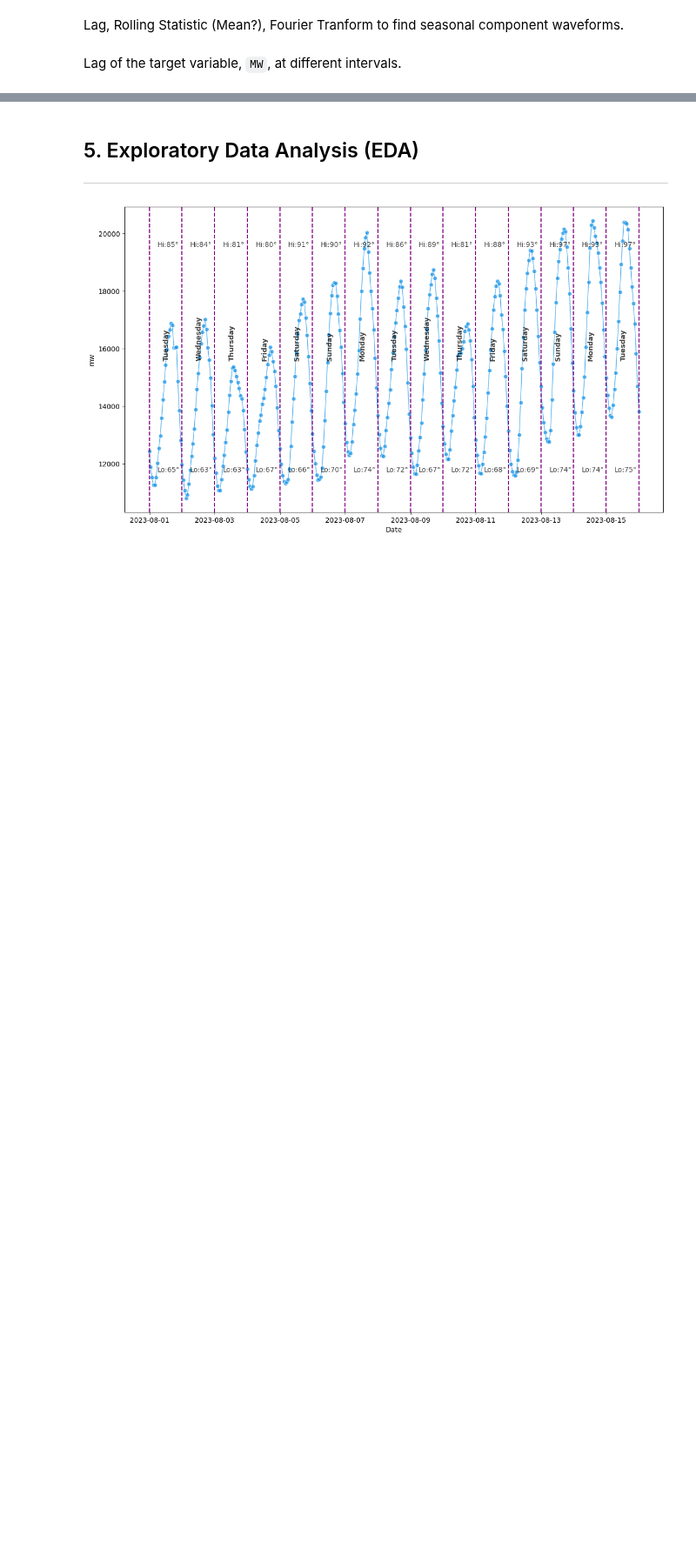
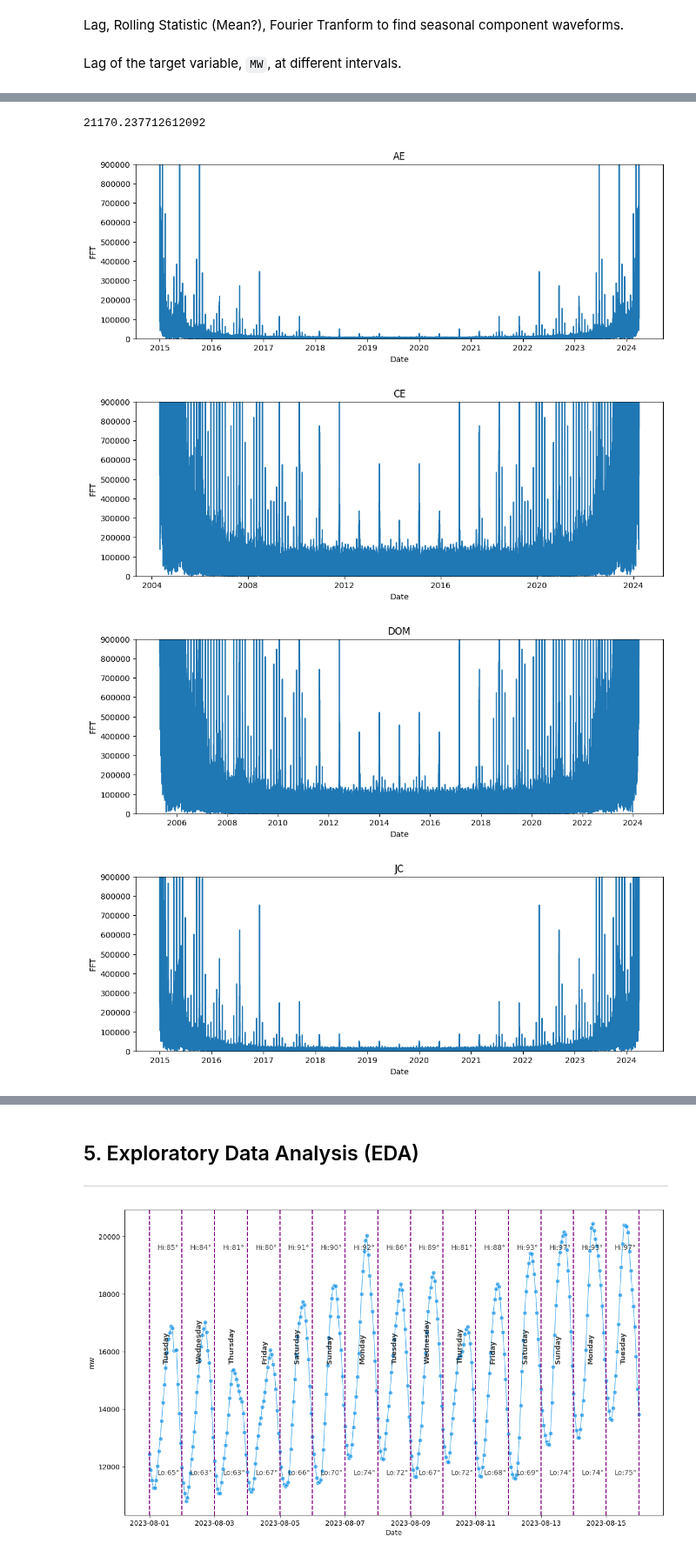
Before and after one commit to chill0121/Energy_Grid_Forecasting, a Jupyter notebook: Energy_Forecasting.ipynb, the cells around one changed output, grey strips where cells are left out. Shown at 87% size. Cells and saved outputs as stored; diff of their text form; code cells hidden in the pictures; blank space fills up the shorter version.

```diff
--- a/Energy_Forecasting.ipynb
+++ b/Energy_Forecasting.ipynb
@@ -793,0 +809,16 @@ load_df.tail()
+# %%
+load_df['FFT'].median()
+# %% [output]
+21170.237712612092
+# %%
+for zone in zones:
+    plt.subplots(figsize = (12,4))
+    sns.lineplot(load_df.loc[load_df['zone'] == zone], y = 'FFT', x = 'Date')
+    plt.ylim(bottom = 0, top = 900000)
+    plt.title(f'{zone}')
+    plt.show()
+# %% [output]
+[figure, added]
+[figure, added]
+[figure, added]
+[figure, added]
```
Also changed, not shown: parts of 9 cells of this notebook.
